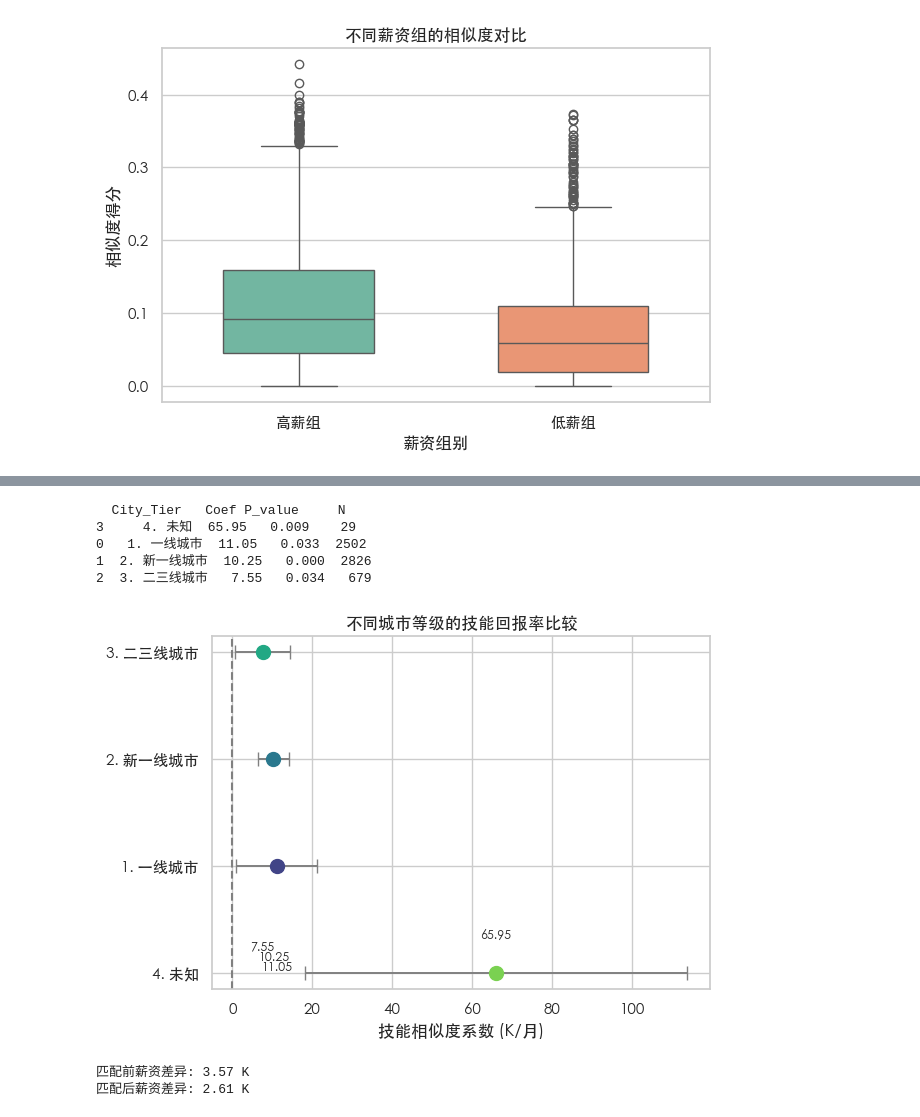
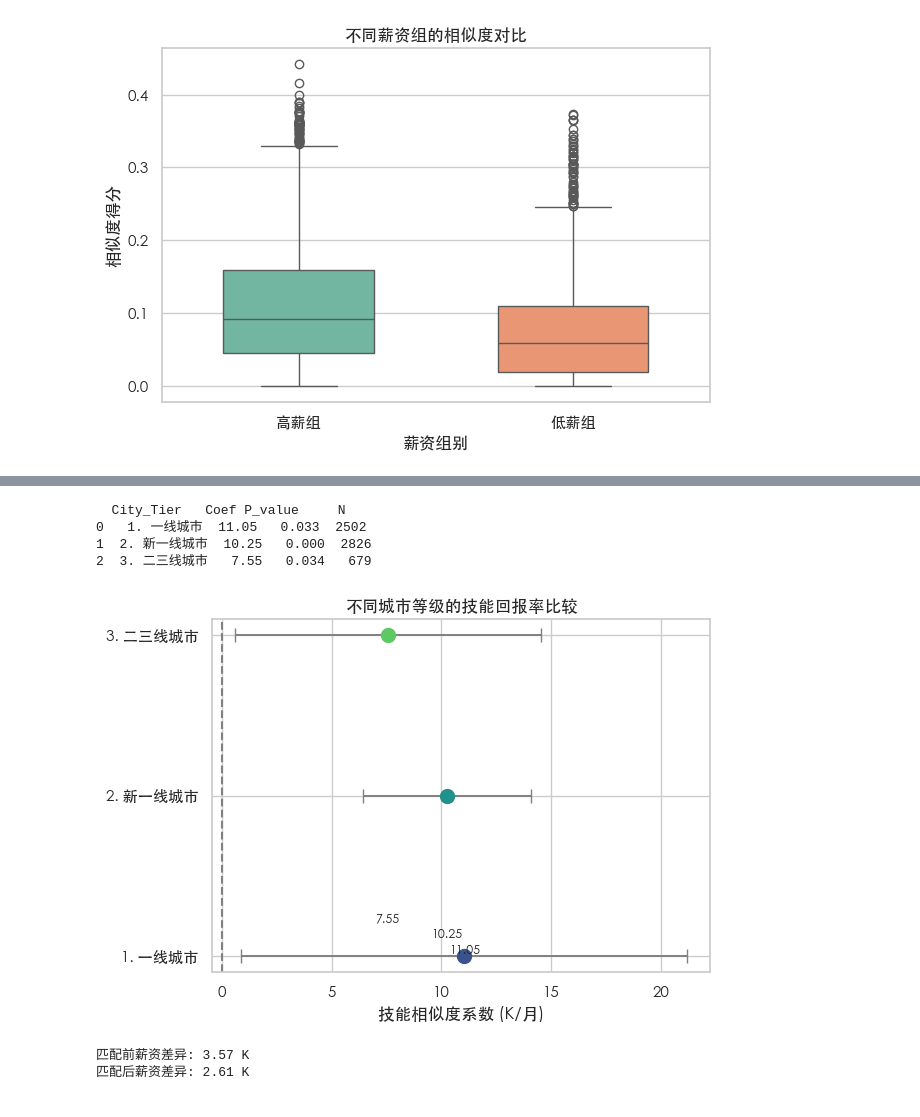
Before and after one commit to wunsir/Data-Science-and-AI, a Jupyter notebook: 前程无忧统计分析.ipynb, the cells around one changed output, grey strips where cells are left out. Saved outputs shown, nothing was run; the diff lists cells and outputs as text; code cells hidden in the pictures.

```diff
--- a/前程无忧统计分析.ipynb
+++ b/前程无忧统计分析.ipynb
@@ -832,8 +994,9 @@ else:
     )
     plt.figure(figsize=(6.4, 4.4))
     sns.barplot(x='Value', y='Factor', data=impact_df, palette='flare')
-    for idx, row in impact_df.iterrows():
-        plt.text(row['Value'] + 0.2 * np.sign(row['Value']), idx, f'{row["Value"]:.2f}', va='center')
+    # 修复：使用枚举的顺序索引来定位文本，而不是 DataFrame 的原始索引
+    for i, (_, row) in enumerate(impact_df.iterrows()):
+        plt.text(row['Value'] + 0.2 * np.sign(row['Value']), i, f'{row["Value"]:.2f}', va='center')
     plt.title('薪资影响因素对比')
     plt.xlabel('回归系数 (K/月)')
     plt.ylabel('')
@@ -1008,6 +1258,8 @@ else:
     if city_df.empty:
         print('城市等级样本不足，无法进行分析。')
     else:
+        # 去除 '4. 未知' 类别，避免小样本导致的极端系数
+        city_df = city_df[city_df['city_tier'] != '4. 未知']
         records = []
         for city_name, sub_df in city_df.groupby('city_tier'):
             if len(sub_df) < 15:
@@ -1032,35 +1284,34 @@ else:
         else:
             res_city = pd.DataFrame(records).sort_values('Coef', ascending=False)
             display_cols = res_city[['City_Tier', 'Coef', 'P_value', 'N']].copy()
             display_cols['Coef'] = display_cols['Coef'].apply(lambda x: f'{x:.2f}' if pd.notna(x) else 'NaN')
             display_cols['P_value'] = display_cols['P_value'].apply(lambda x: f'{x:.3f}' if pd.notna(x) else 'NaN')
             print(display_cols)
 
             plt.figure(figsize=(6.4, 4.6))
             palette = sns.color_palette('viridis', len(res_city))
             for idx, row in res_city.iterrows():
                 if pd.isna(row['Coef']):
                     continue
                 plt.errorbar(
                     x=row['Coef'], y=row['City_Tier'],
                     xerr=row['Error'] if pd.notna(row['Error']) else None,
                     fmt='o', capsize=5, markersize=10,
                     color=palette[idx], ecolor='gray', elinewidth=1.4
                 )
                 plt.text(row['Coef'], idx * 0.1, f'{row["Coef"]:.2f}', ha='center', va='bottom', fontsize=9)
             plt.axvline(0, color='gray', linestyle='--')
             plt.title('不同城市等级的技能回报率比较')
             plt.xlabel('技能相似度系数 (K/月)')
             plt.tight_layout()
             plt.savefig('./website/data/picture/qcwy城市等级技能回报率.png', dpi=300, bbox_inches='tight')
             plt.show()
 # %% [output]
   City_Tier   Coef P_value     N
-3     4. 未知  65.95   0.009    29
 0   1. 一线城市  11.05   0.033  2502
 1  2. 新一线城市  10.25   0.000  2826
 2  3. 二三线城市   7.55   0.034   679
-[figure, old version]
+[figure, new version]
 # %%
 # 倾向得分匹配：验证高描述相似度对薪资的影响
 from sklearn.linear_model import LogisticRegression
```
Also changed, not shown: parts of 9 cells of this notebook, 21 other files.
